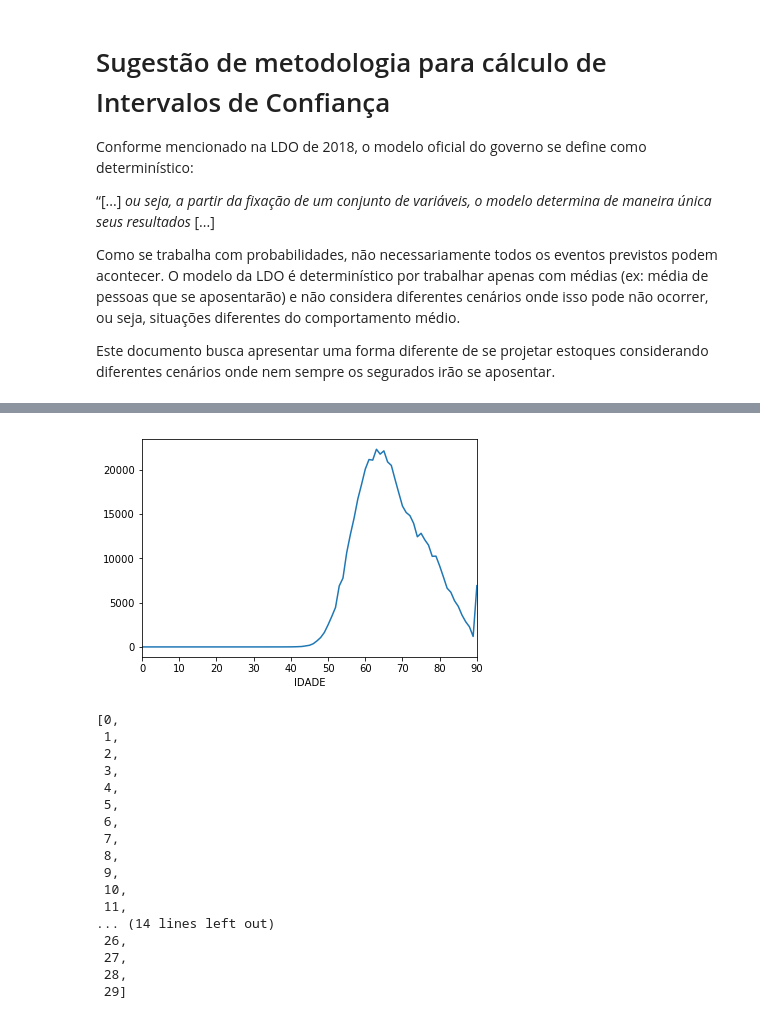
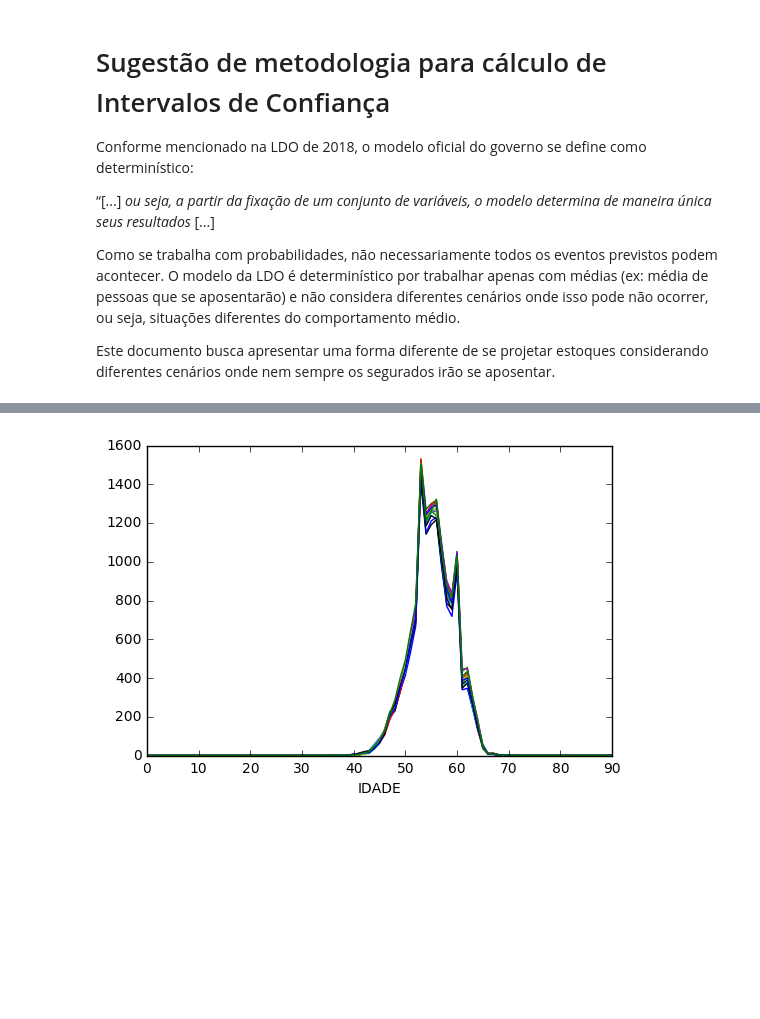
Before and after one commit to cpatrickalves/simprev, a Jupyter notebook: notebooks/intervalo_de_confianca.ipynb, the cells around one changed output, grey strips where cells are left out. Saved outputs shown, nothing was run; the diff lists cells and outputs as text; code cells hidden in the pictures; blank space fills up the shorter version.

```diff
--- a/notebooks/intervalo_de_confianca.ipynb
+++ b/notebooks/intervalo_de_confianca.ipynb
@@ -129,24 +220,6 @@ est_deterministico = calc_estoq_apos(estoques, concessoes, probabilidades, segur
-# %%
-est_deterministico[id_aptcn][2015].plot();
-# %% [output]
-[figure, removed]
-# %%
-list(range(0,30))
-# %% [output]
-[0,
- 1,
- 2,
- 3,
- 4,
- 5,
- 6,
- 7,
- 8,
- 9,
- 10,
- 11,
-... (14 lines left out)
- 26,
- 27,
- 28,
- 29]
+# %%
+concessoes[id_aptcn][2050].plot();
+for seed in conc_estocastico.keys():
+    conc_estocastico[seed][id_aptcn][2050].plot();
+# %% [output]
+[figure, added]
```
Also changed, not shown: parts of 8 cells of this notebook, 6 other files.
